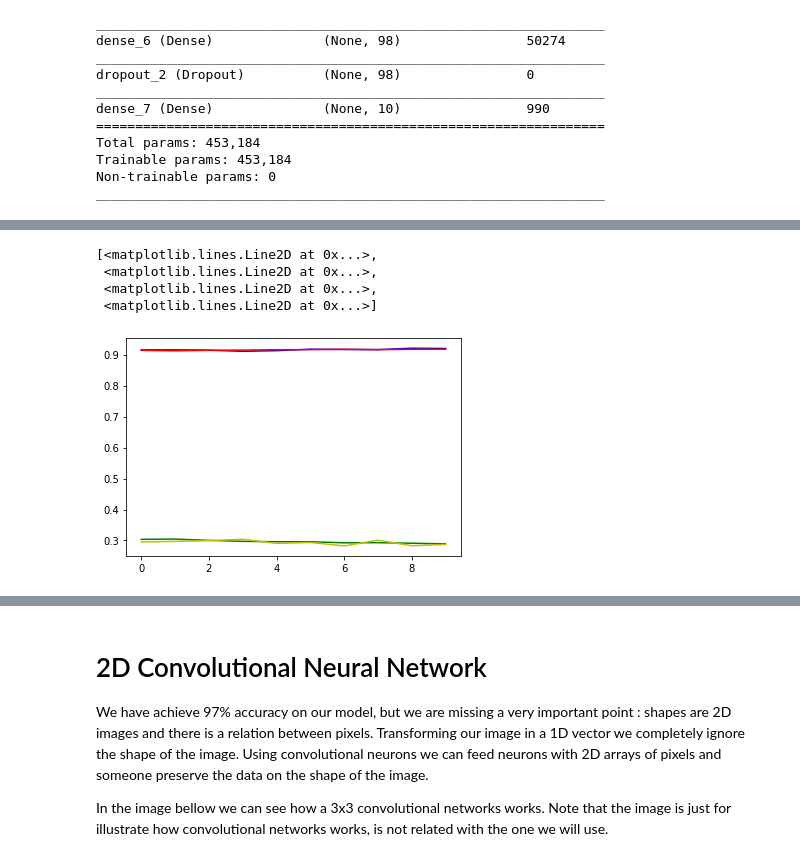
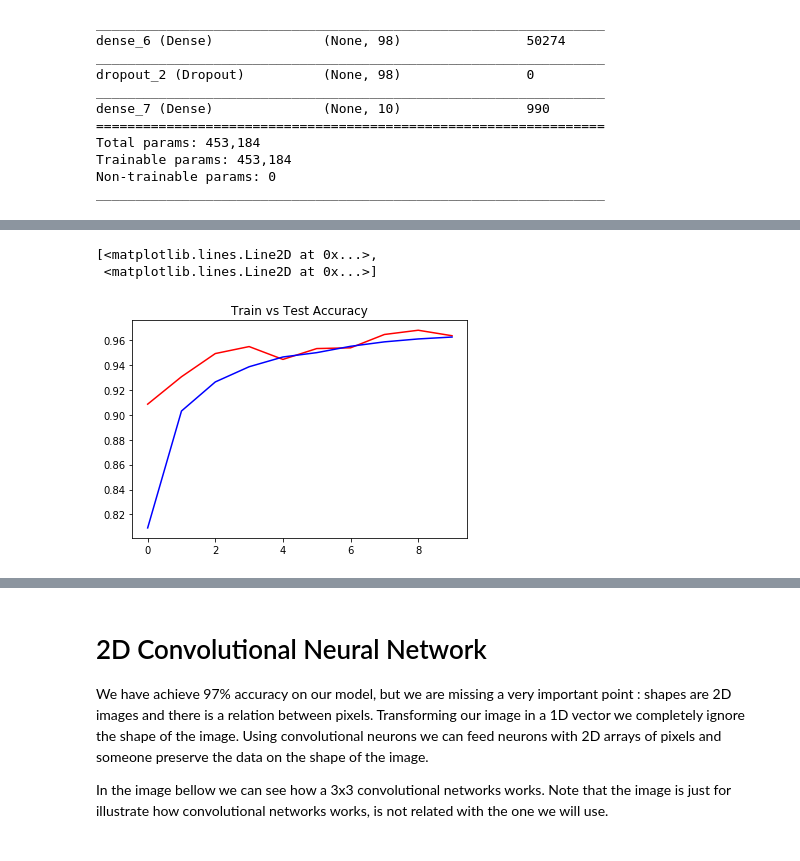
Before and after one commit to JoseIgnacioRetamalThomsen/Emerging-Technologies-Assessment-2019, a Jupyter notebook: model/Model.ipynb, the cells around one changed output, grey strips where cells are left out. Cells and saved outputs as stored; diff of their text form; code cells hidden in the pictures.

```diff
--- a/model/Model.ipynb
+++ b/model/Model.ipynb
@@ -496,12 +509,10 @@ val_loss =  np.array(history_callback.history['val_loss'])
 accuracy =  np.array(history_callback.history['accuracy'])
 loss =  np.array(history_callback.history['loss'])
 # %%
-
 x = np.arange(0.0, epoch, 1)
-plt.plot(x,val_accuracy,'b',x,accuracy,'r',x,loss,'g',x,val_loss,'y')
+plt.title('Train vs Test Accuracy')
+plt.plot(x,val_accuracy,'r',x,accuracy,'b')
 # %% [output]
 [<matplotlib.lines.Line2D at 0x...>,
- <matplotlib.lines.Line2D at 0x...>,
- <matplotlib.lines.Line2D at 0x...>,
  <matplotlib.lines.Line2D at 0x...>]
-[figure, old version]
+[figure, new version]
```
Also changed, not shown: parts of 48 cells of this notebook, 5 other files.
